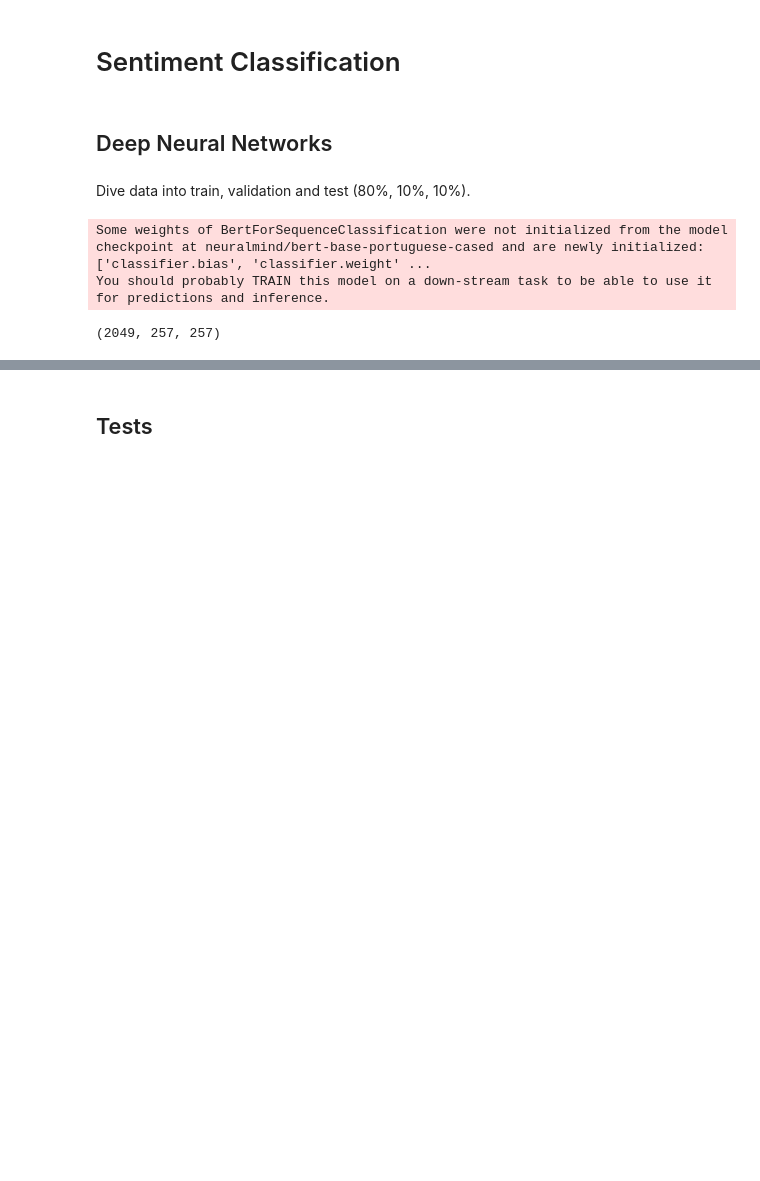
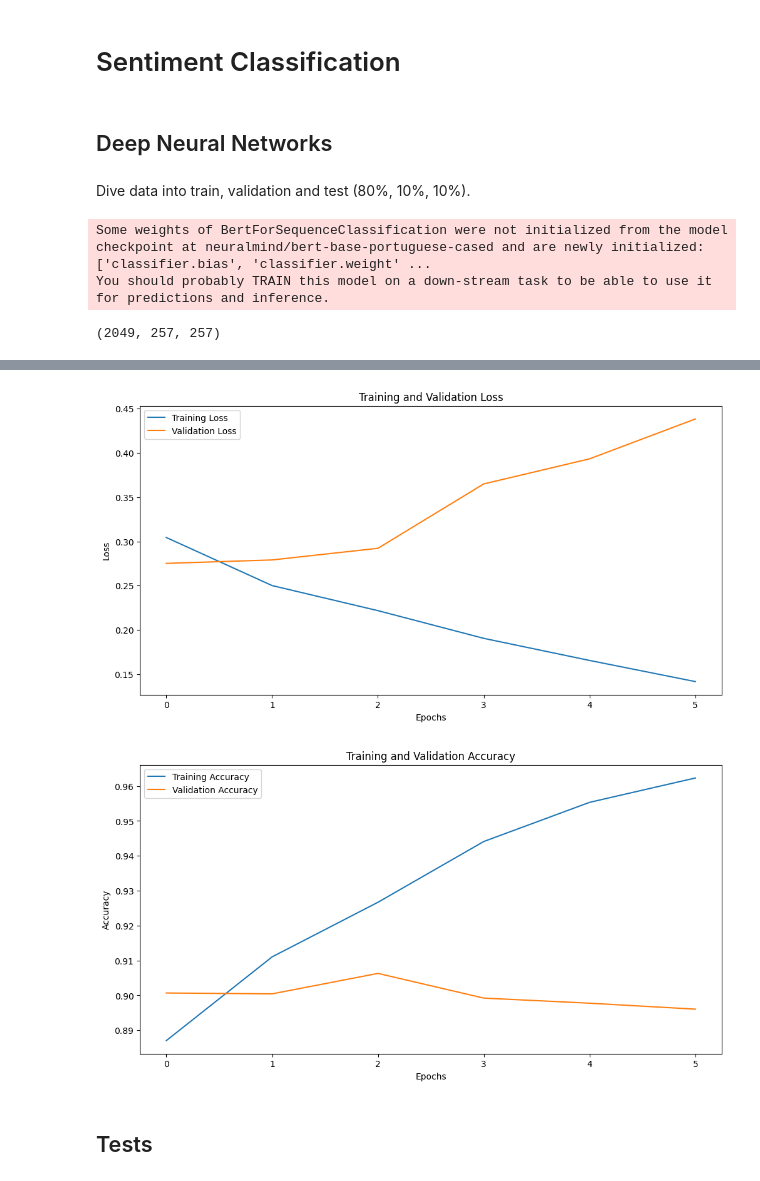
Before and after one commit to IvonLuiz/brazilian-e-commerce-nlp-deep-learning, a Jupyter notebook: e_commerce_transformers.ipynb, the cells around one changed output, grey strips where cells are left out. Drawn from its saved outputs; the diff is of its cells as text; code cells hidden in the pictures; blank space fills up the shorter version.

Commit message:
training model and some tests

```diff
--- a/e_commerce_transformers.ipynb
+++ b/e_commerce_transformers.ipynb
@@ -733,7 +731,7 @@ BertForSequenceClassification(
 )
 # %%
 # Train the model
-train_model(model, num_epochs, train_loader, val_loader, device)
+model, metrics = train_model(model, num_epochs, train_loader, val_loader, device)
 # %% [output]
 Epoch 1/15
 ----------
@@ -740,0 +786,2 @@ KeyboardInterrupt:
+# %%
+model, metrics = train_model(model, num_epochs, train_loader, val_loader, device)
@@ -741,3 +842,26 @@ KeyboardInterrupt:
+# %%
+# Plot training and validation losses
+plt.figure(figsize=(12, 6))
+plt.plot(metrics['train_losses'], label='Training Loss')
+plt.plot(metrics['val_losses'], label='Validation Loss')
+plt.xlabel('Epochs')
+plt.ylabel('Loss')
+plt.title('Training and Validation Loss')
+plt.legend()
+plt.show()
+
+# Plot training and validation accuracies
+plt.figure(figsize=(12, 6))
+plt.plot(metrics['train_accuracies'], label='Training Accuracy')
+plt.plot(metrics['val_accuracies'], label='Validation Accuracy')
+plt.xlabel('Epochs')
+plt.ylabel('Accuracy')
+plt.title('Training and Validation Accuracy')
+plt.legend()
+plt.show()
+# %% [output]
+[figure, added]
+[figure, added]
 # %% [markdown]
 ## Tests
 # %%
```
Also changed, not shown: parts of 9 cells of this notebook.
